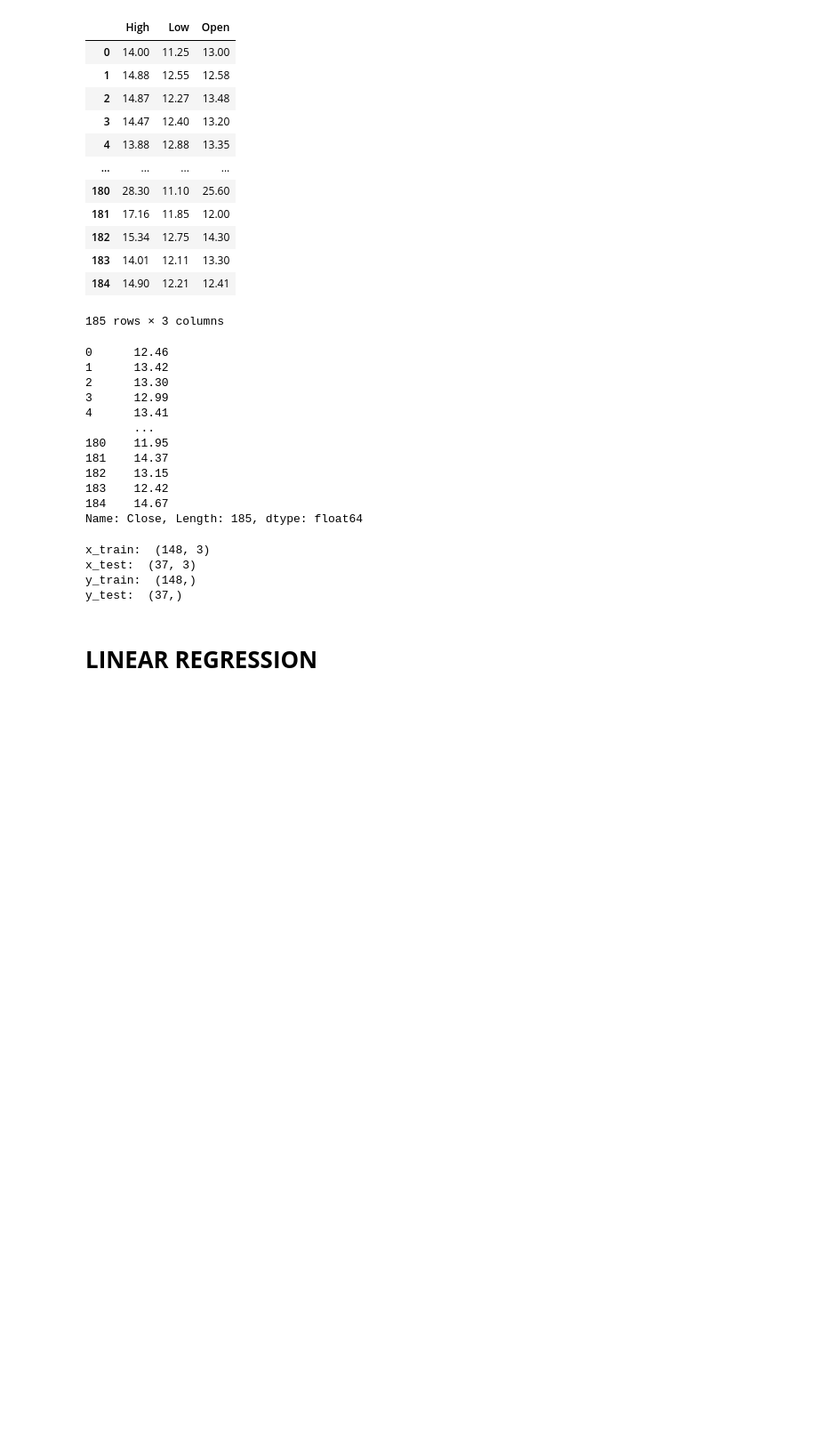
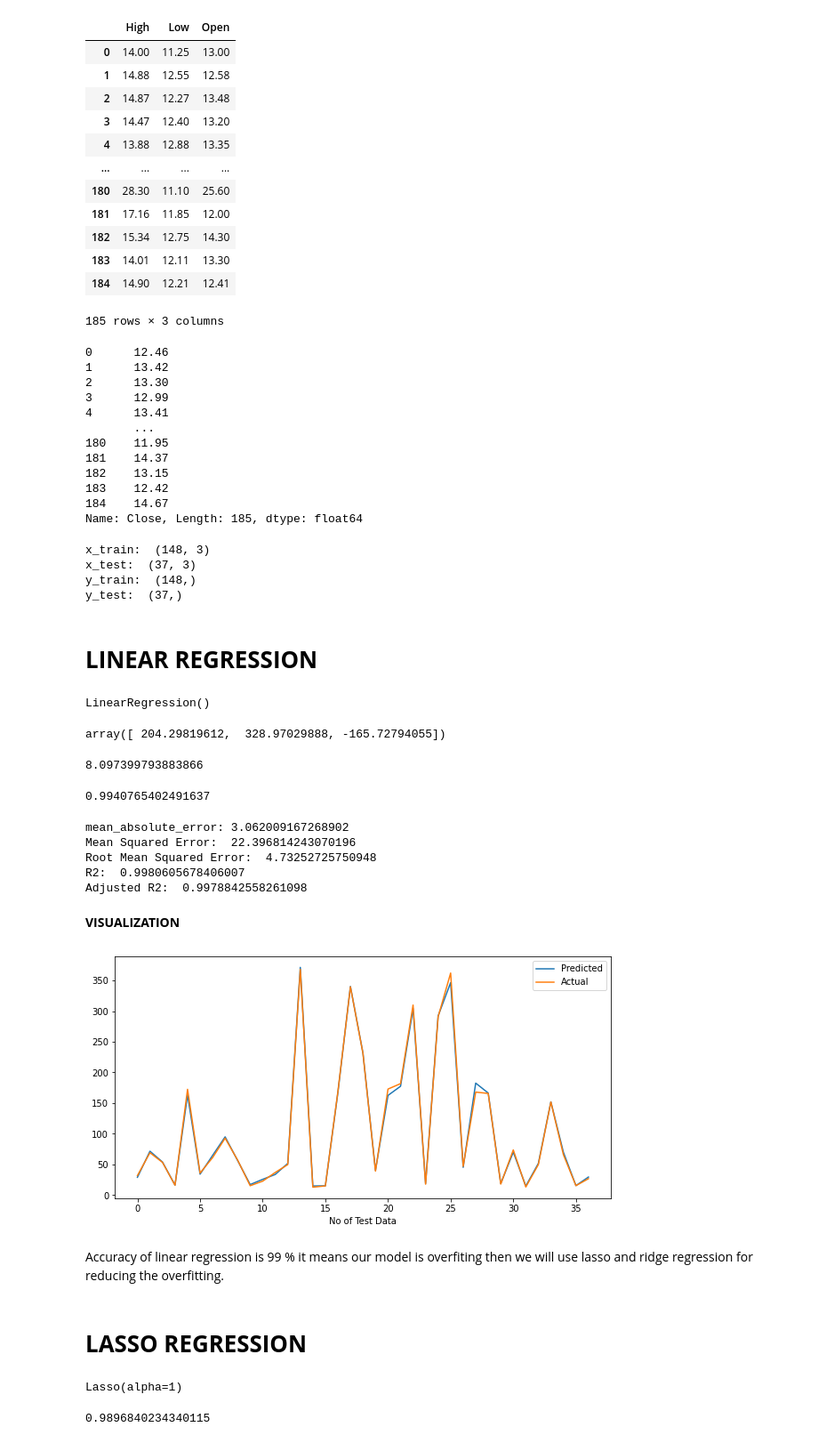
Before and after one commit to Tanjul5/Yes-Bank-Stock-Closing-Price-Prediction, a Jupyter notebook: YES_BANK_STOCK_CLOSING_PRICE_PREDICTION.ipynb, the cells around one changed output. Shown: that part at 89% size. Saved outputs shown, nothing was run; the diff lists cells and outputs as text; code cells hidden in the pictures; blank space fills up the shorter version.

```diff
--- a/YES_BANK_STOCK_CLOSING_PRICE_PREDICTION.ipynb
+++ b/YES_BANK_STOCK_CLOSING_PRICE_PREDICTION.ipynb
@@ -288,3 +288,81 @@ y_train:  (148,)
 y_test:  (37,)
 # %% [markdown]
 # **LINEAR REGRESSION**
+# %%
+# Fitting Linear Regression to the Training set
+
+from sklearn.linear_model import LinearRegression, Lasso, Ridge, ElasticNet
+
+lr = LinearRegression()
+lr.fit(x_train,y_train)
+# %% [output]
+LinearRegression()
+# %%
+#predictions
+y_pred = lr.predict(x_test)
+# %%
+lr.coef_
+# %% [output]
+array([ 204.29819612,  328.97029888, -165.72794055])
+# %%
+lr.intercept_
+# %% [output]
+8.097399793883866
+# %%
+lr.score(x_train,y_train)
+# %% [output]
+0.9940765402491637
+# %%
+#evaluation_metrics
+
+#evaluation_metrics
+
+from numpy import math
+from sklearn.metrics import *
+from sklearn.metrics import r2_score
+from sklearn.metrics import mean_squared_error
+from sklearn.metrics import mean_absolute_error as MAE
+
+
+MAE = mean_absolute_error(y_test,y_pred)
+print('mean_absolute_error:',MAE)
+MSE = mean_squared_error(y_test,y_pred)
+print("Mean Squared Error: ",MSE)
+RMSE = np.sqrt(MSE)
+print("Root Mean Squared Error: ",RMSE)
+r2 = r2_score(y_test,y_pred)
+print("R2: ",r2)
+adjusted_r2 = 1-(1-r2_score(y_test,y_pred))*(x_test.shape[0]-1)/((x_test.shape[0]-x_test.shape[1]-1))
+print("Adjusted R2: ",adjusted_r2)
+# %% [output]
+mean_absolute_error: 3.062009167268902
+Mean Squared Error:  22.396814243070196
+Root Mean Squared Error:  4.73252725750948
+R2:  0.9980605678406007
+Adjusted R2:  0.9978842558261098
+# %% [markdown]
+**VISUALIZATION**
+# %%
+#actual-predicted values plot
+plt.figure(figsize=(10,5))
+plt.plot(y_pred)
+plt.plot(np.array(y_test))
+plt.legend(["Predicted","Actual"])
+plt.xlabel('No of Test Data')
+plt.show()
+# %% [output]
+[figure, added]
+# %% [markdown]
+Accuracy of linear regression is 99 % it means our model is overfiting then we will use lasso and ridge regression for reducing the overfitting.
+# %% [markdown]
+# **LASSO REGRESSION**
+# %%
+#fitting data
+lasso  = Lasso(alpha=1, max_iter= 1000)
+lasso.fit(x_train, y_train)
+# %% [output]
+Lasso(alpha=1)
+# %%
+lasso.score(x_train, y_train)
+# %% [output]
+0.9896840234340115
```
Also changed, not shown: parts of 48 cells of this notebook.
